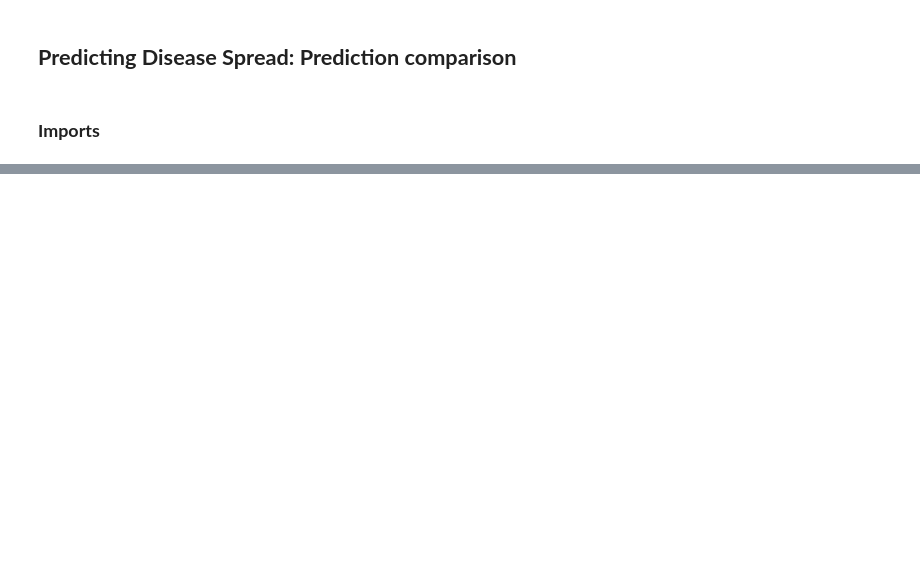
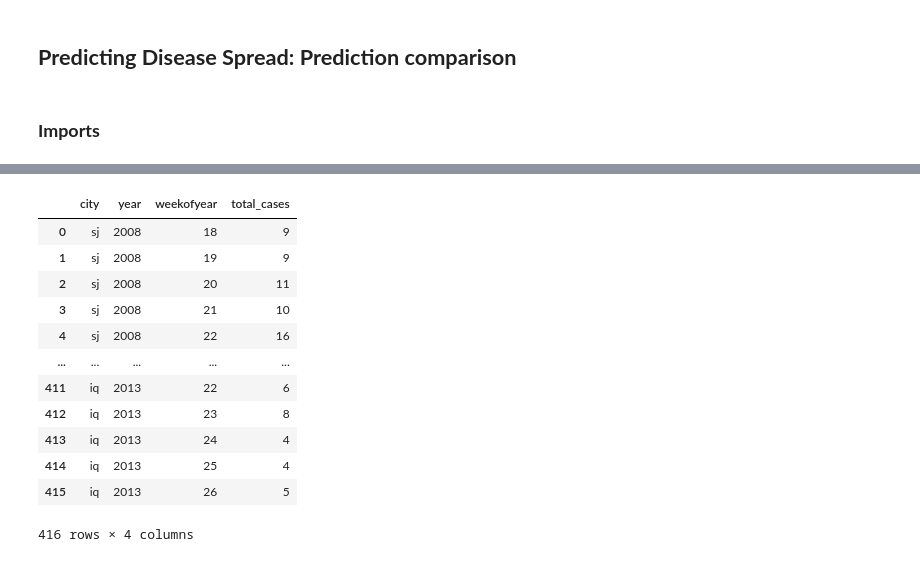
Before and after one commit to GasparSekula/PredictingDiseaseSpread, a Jupyter notebook: notebooks/MODEL_comparison.ipynb, the cells around one changed output, grey strips where cells are left out. Drawn from its saved outputs; the diff is of its cells as text; code cells hidden in the pictures; blank space fills up the shorter version.

```diff
--- a/notebooks/MODEL_comparison.ipynb
+++ b/notebooks/MODEL_comparison.ipynb
@@ -75 +101,17 @@ def weighted_average(predictions, weights):
+# %%
+arima
+# %% [output]
+|  | city | year | weekofyear | total_cases |
+| 0 | sj | 2008 | 18 | 9 |
+| 1 | sj | 2008 | 19 | 9 |
+| 2 | sj | 2008 | 20 | 11 |
+| 3 | sj | 2008 | 21 | 10 |
+| 4 | sj | 2008 | 22 | 16 |
+| ... | ... | ... | ... | ... |
+| 411 | iq | 2013 | 22 | 6 |
+| 412 | iq | 2013 | 23 | 8 |
+| 413 | iq | 2013 | 24 | 4 |
+| 414 | iq | 2013 | 25 | 4 |
+| 415 | iq | 2013 | 26 | 5 |
+416 rows × 4 columns
 # %%
```
Also changed, not shown: parts of 9 cells of this notebook, 3 other files.
